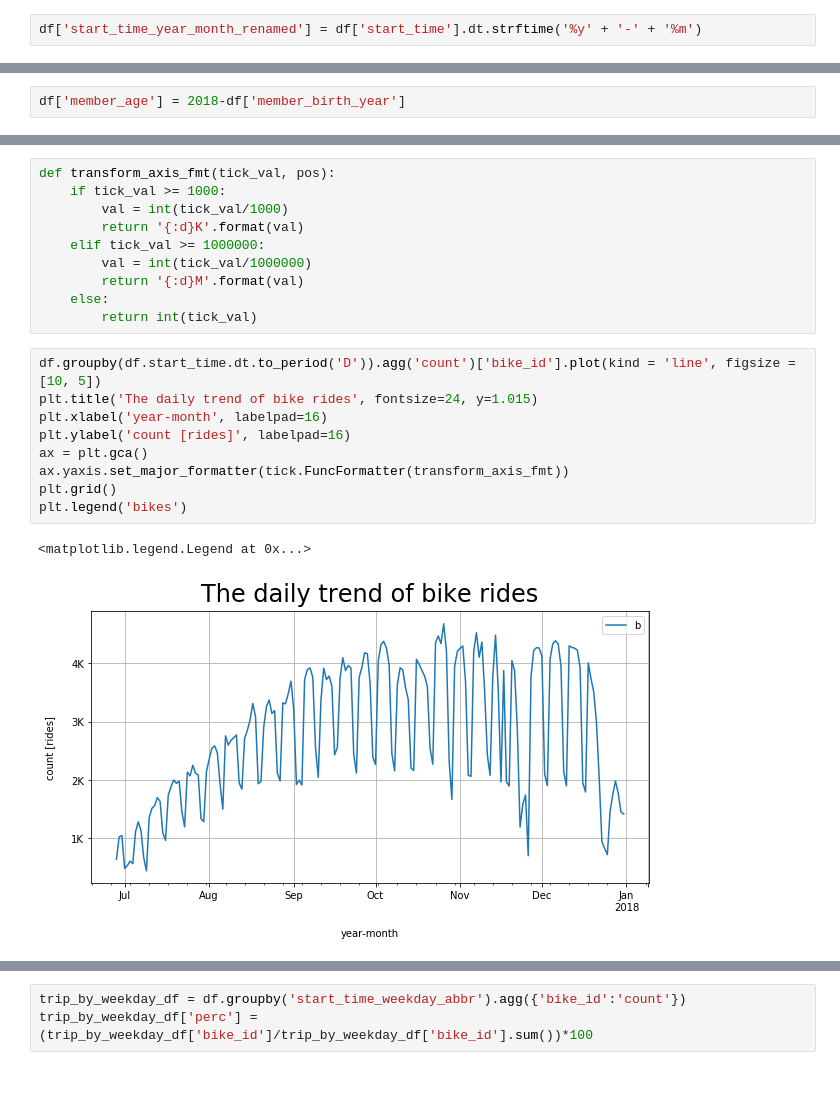
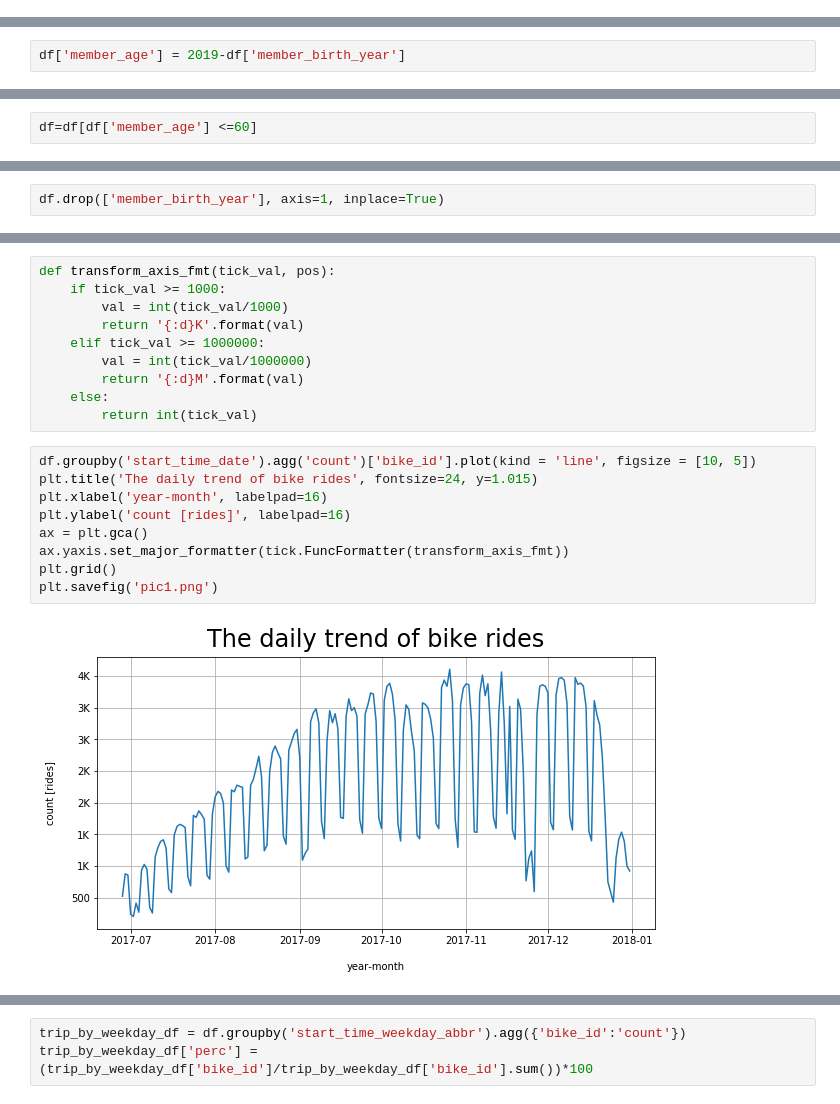
Before and after one commit to J2Naughton/FordGoBike, a Jupyter notebook: FordGB.ipynb, the cells around one changed output, grey strips where cells are left out. Drawn from its saved outputs; the diff is of its cells as text.

```diff
--- a/FordGB.ipynb
+++ b/FordGB.ipynb
@@ -91,5 +85,3 @@ df['end_time_weekday']=df['end_time'].dt.weekday_name
 # %%
 df['start_time_weekday_abbr']=df['start_time'].dt.weekday.apply(lambda x: calendar.day_abbr[x])
 df['end_time_weekday_abbr']=df['end_time'].dt.weekday.apply(lambda x: calendar.day_abbr[x])
-# %%
-df['start_time_year_month_renamed'] = df['start_time'].dt.strftime('%y' + '-' + '%m')
@@ -167,5 +145,5 @@ len(df.member_birth_year )
 # %% [output]
 519700
 # %%
-df['member_age'] = 2018-df['member_birth_year']
+df['member_age'] = 2019-df['member_birth_year']
 # %%
@@ -210,0 +175,2 @@ sb.boxplot(x='member_age', data=df, palette='Blues', orient='h')
+# %%
+df=df[df['member_age'] <=60]
@@ -211,3 +181,5 @@ sb.boxplot(x='member_age', data=df, palette='Blues', orient='h')
+# %%
+df.drop(['member_birth_year'], axis=1, inplace=True)
 # %%
 p=figure(height=200)
 p.diamond_cross(x=df.member_age , y=df.duration_sec)
@@ -229,16 +197,15 @@ def transform_axis_fmt(tick_val, pos):
     else:
         return int(tick_val)
 # %%
-df.groupby(df.start_time.dt.to_period('D')).agg('count')['bike_id'].plot(kind = 'line', figsize = [10, 5])
+df.groupby('start_time_date').agg('count')['bike_id'].plot(kind = 'line', figsize = [10, 5])
 plt.title('The daily trend of bike rides', fontsize=24, y=1.015)
 plt.xlabel('year-month', labelpad=16)
 plt.ylabel('count [rides]', labelpad=16)
 ax = plt.gca()
 ax.yaxis.set_major_formatter(tick.FuncFormatter(transform_axis_fmt))
 plt.grid()
-plt.legend('bikes')
+plt.savefig('pic1.png')
 # %% [output]
-<matplotlib.legend.Legend at 0x...>
-[figure, old version]
+[figure, new version]
 # %%
 sb.countplot(data = df, x = 'member_gender')
```
Also changed, not shown: parts of 40 cells of this notebook.
